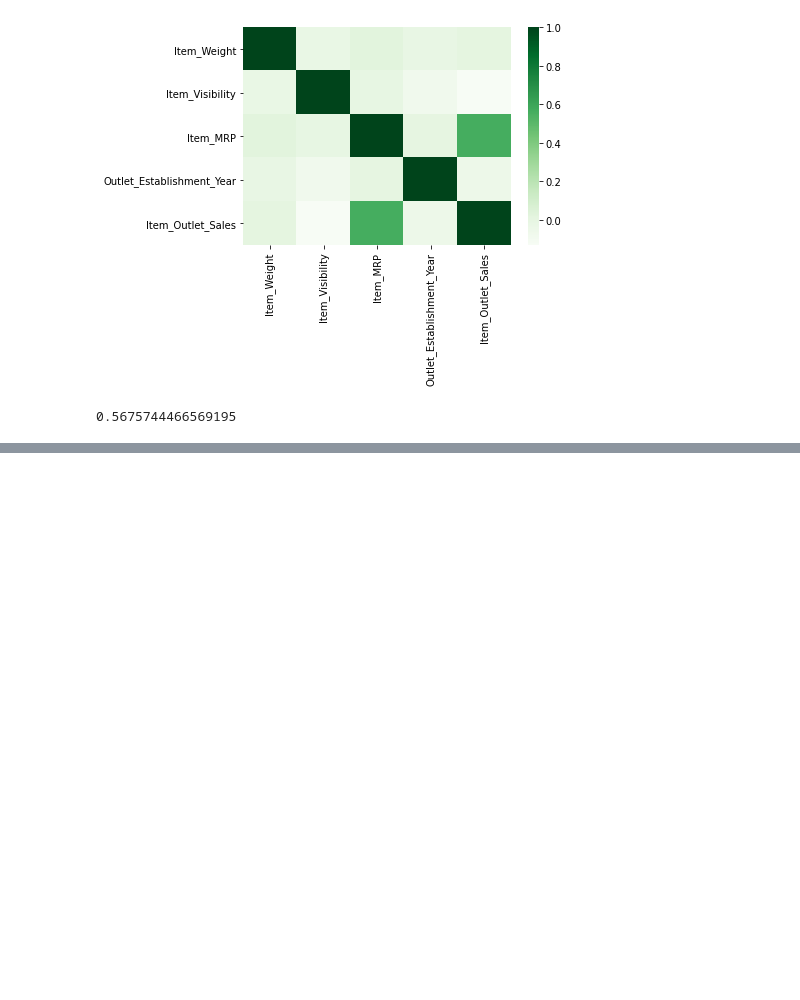
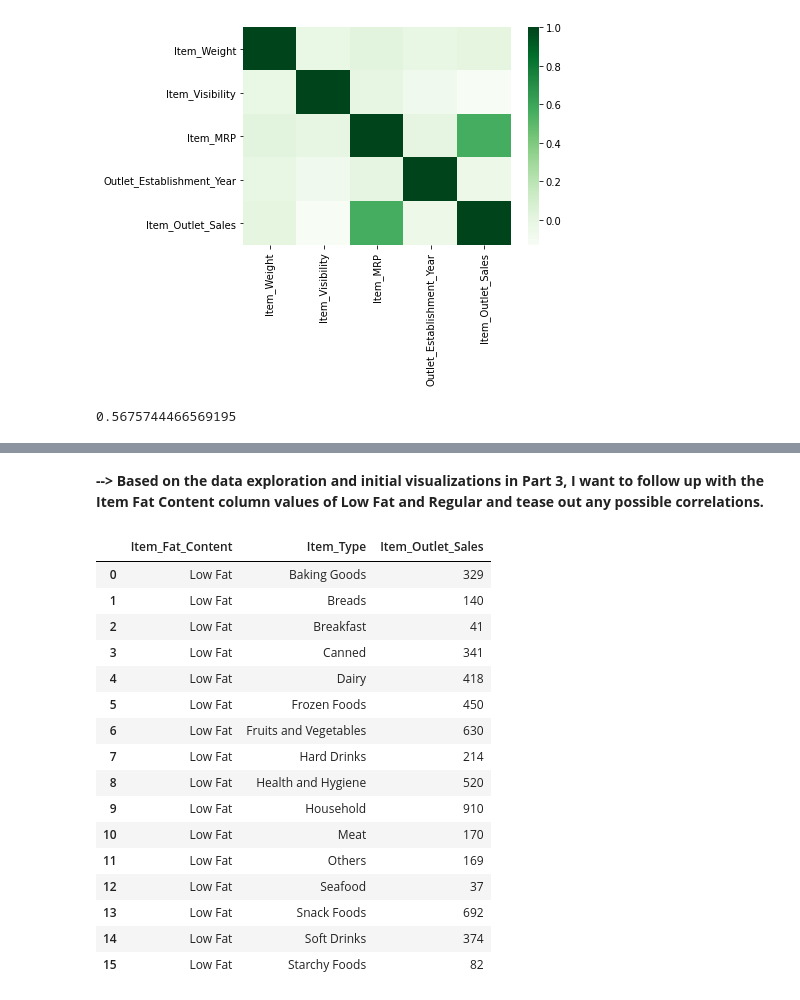
Before and after one commit to v-3sg/sales_predictions, a Jupyter notebook: sales_predictions.ipynb, the cells around one changed output, grey strips where cells are left out. Cells and saved outputs as stored; diff of their text form; code cells hidden in the pictures; blank space fills up the shorter version.

```diff
--- a/sales_predictions.ipynb
+++ b/sales_predictions.ipynb
@@ -275,0 +282,26 @@ outlet_sales_by_MRP
+# %% [markdown]
+**--> Based on the data exploration and initial visualizations in Part 3, I want to follow up with the Item Fat Content column values of Low Fat and Regular and tease out any possible correlations.**
+# %%
+#grouping low fat content by item type
+#get count for items sold
+low_fat_df = df[(df['Item_Fat_Content'] == 'Low Fat')]
+low_fat_df = low_fat_df.groupby(['Item_Fat_Content', 'Item_Type'])['Item_Outlet_Sales'].count().reset_index()
+low_fat_df
+# %% [output]
+|  | Item_Fat_Content | Item_Type | Item_Outlet_Sales |
+| 0 | Low Fat | Baking Goods | 329 |
+| 1 | Low Fat | Breads | 140 |
+| 2 | Low Fat | Breakfast | 41 |
+| 3 | Low Fat | Canned | 341 |
+| 4 | Low Fat | Dairy | 418 |
+| 5 | Low Fat | Frozen Foods | 450 |
+| 6 | Low Fat | Fruits and Vegetables | 630 |
+| 7 | Low Fat | Hard Drinks | 214 |
+| 8 | Low Fat | Health and Hygiene | 520 |
+| 9 | Low Fat | Household | 910 |
+| 10 | Low Fat | Meat | 170 |
+| 11 | Low Fat | Others | 169 |
+| 12 | Low Fat | Seafood | 37 |
+| 13 | Low Fat | Snack Foods | 692 |
+| 14 | Low Fat | Soft Drinks | 374 |
+| 15 | Low Fat | Starchy Foods | 82 |
```
Also changed, not shown: parts of 11 cells of this notebook.
